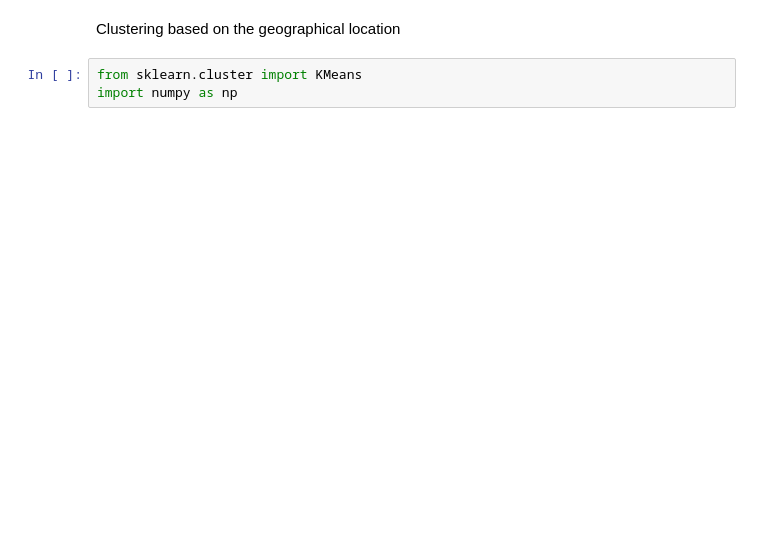
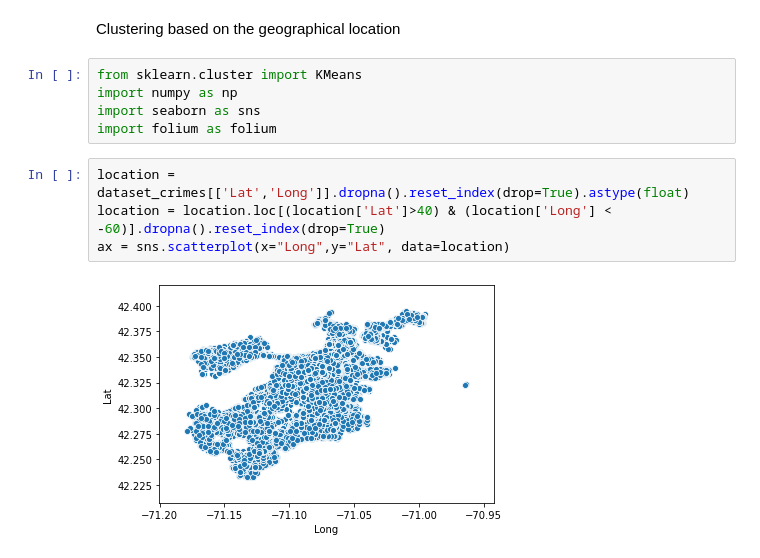
Before and after one commit to RafaelChatz/Data-Analysis-Crimes-in-Boston, a Jupyter notebook: scr/Data Analysis.ipynb, the cells around one changed output. Cells and saved outputs as stored; diff of their text form; blank space fills up the shorter version.

```diff
--- a/scr/Data Analysis.ipynb
+++ b/scr/Data Analysis.ipynb
@@ -241,3 +228,11 @@ Clustering based on the geographical location
 # %%
 from sklearn.cluster import KMeans
 import numpy as np
+import seaborn as sns
+import folium as folium
+# %%
+location = dataset_crimes[['Lat','Long']].dropna().reset_index(drop=True).astype(float)
+location = location.loc[(location['Lat']>40) & (location['Long'] < -60)].dropna().reset_index(drop=True)
+ax = sns.scatterplot(x="Long",y="Lat", data=location)
+# %% [output]
+[figure, added]
```
Also changed, not shown: parts of 14 cells of this notebook.
